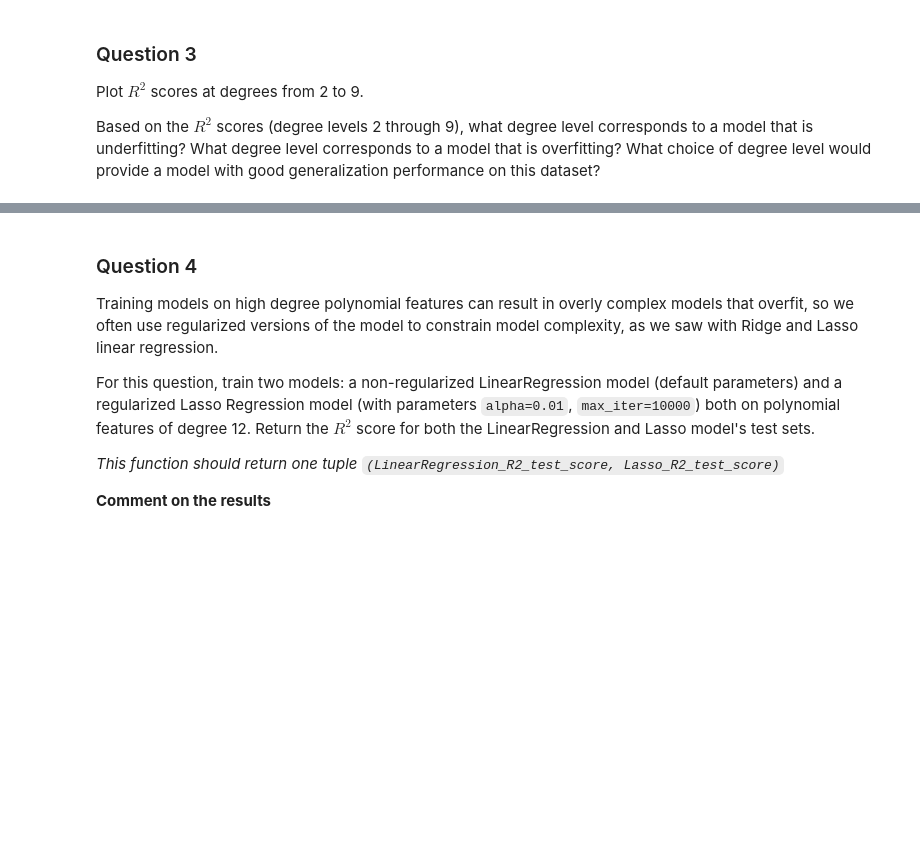
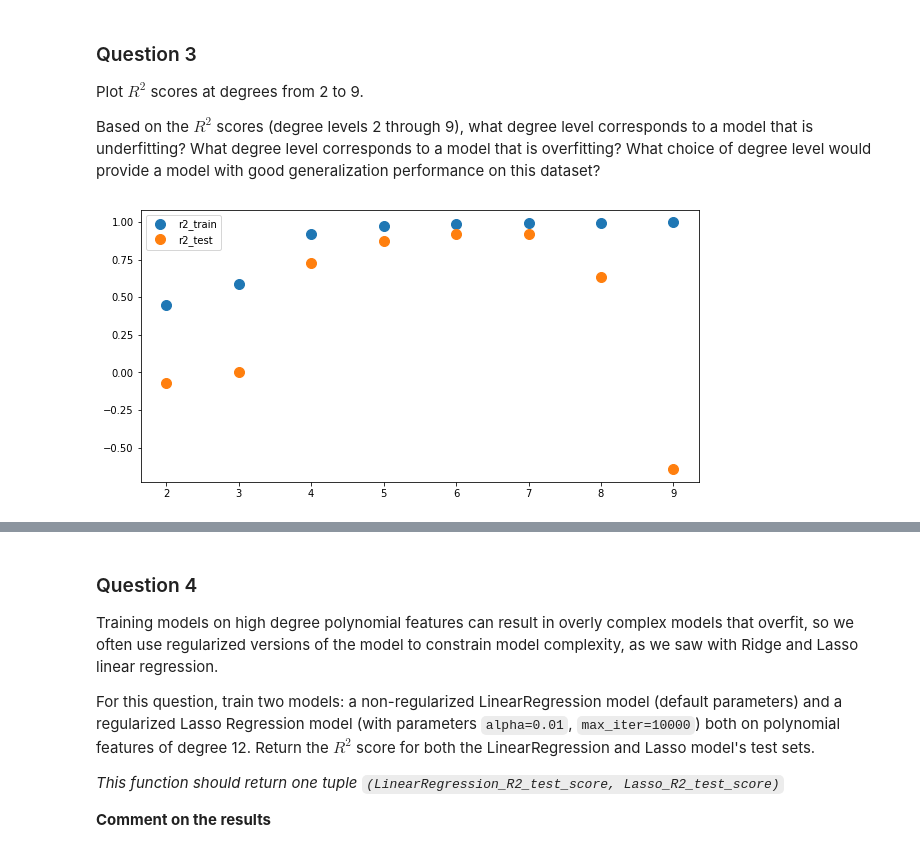
Before and after one commit to EHVB/AI-In-Medicine, a Jupyter notebook: Assignment2/Ehab Kamal - A2_Regression.ipynb, the cells around one changed output, grey strips where cells are left out. Cells and saved outputs as stored; diff of their text form; code cells hidden in the pictures; blank space fills up the shorter version.

```diff
--- a/Assignment2/Ehab Kamal - A2_Regression.ipynb
+++ b/Assignment2/Ehab Kamal - A2_Regression.ipynb
@@ -64,8 +81,21 @@ Write a function that fits a polynomial LinearRegression model on the training d
 def answer_two():
     from sklearn.linear_model import LinearRegression
     from sklearn.preprocessing import PolynomialFeatures
-    from sklearn.metrics.regression import r2_score
+    from sklearn.metrics._regression import r2_score
 
     # your code here
-    return # answer here
+    r2_train = np.zeros([8,])
+    r2_test = np.zeros([8,])
+
+    for i in range(2,10):
+        polynomial = PolynomialFeatures(degree=i)
+        X_train_new = polynomial.fit_transform(X_train.reshape(-1,1))
+        X_test_new = polynomial.fit_transform(X_test.reshape(-1,1))
+        model = LinearRegression()
+        model.fit(X_train_new,y_train)
+
+        r2_train[i-2,] = r2_score(y_train,model.predict(X_train_new))
+        r2_test[i-2,] = r2_score(y_test,model.predict(X_test_new))
+
+    return (r2_train,r2_test)
 answer_two()
@@ -74,3 +109,11 @@ answer_two()
 Plot $R^2$ scores at degrees from 2 to 9.
 
 Based on the $R^2$ scores (degree levels 2 through 9), what degree level corresponds to a model that is underfitting? What degree level corresponds to a model that is overfitting? What choice of degree level would provide a model with good generalization performance on this dataset?
+# %%
+plt.figure(figsize=(10,5))
+plt.plot(range(2,10), answer_two()[0], 'o', label='r2_train', markersize=10)
+plt.plot(range(2,10), answer_two()[1], 'o', label='r2_test', markersize=10)
+plt.legend()
+plt.show()
+# %% [output]
+[figure, added]
```
Also changed, not shown: parts of 25 cells of this notebook, 1 other file.
